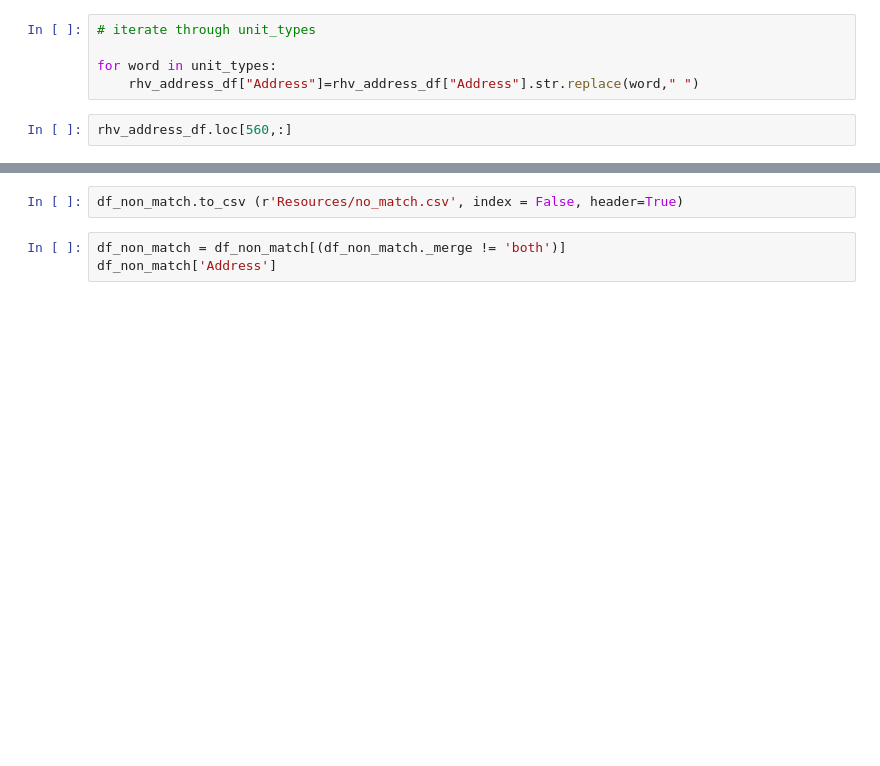
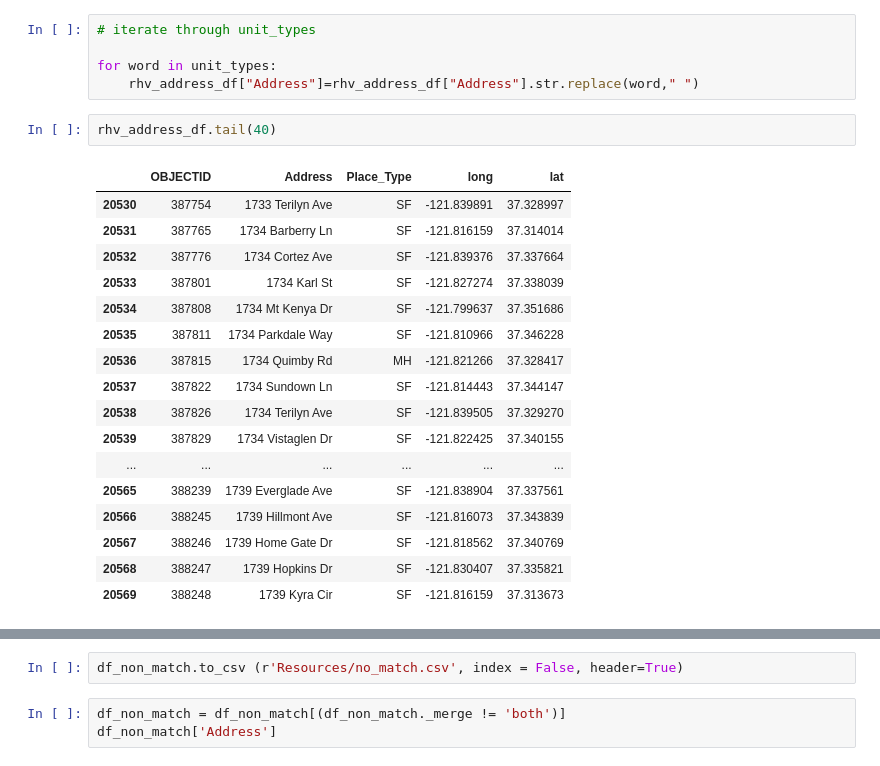
Before and after one commit to italiasalvaje/lead_exposure_ed, a Jupyter notebook: Assignments_merged_togeo.ipynb, the cells around one changed output, grey strips where cells are left out. Drawn from its saved outputs; the diff is of its cells as text; blank space fills up the shorter version.

```diff
--- a/Assignments_merged_togeo.ipynb
+++ b/Assignments_merged_togeo.ipynb
@@ -70,7 +193,25 @@ assignments_df.head(19)
 for word in unit_types:
     rhv_address_df["Address"]=rhv_address_df["Address"].str.replace(word," ")
 # %%
-rhv_address_df.loc[560,:]
+rhv_address_df.tail(40)
+# %% [output]
+|  | OBJECTID | Address | Place_Type | long | lat |
+| 20530 | 387754 | 1733 Terilyn Ave | SF | -121.839891 | 37.328997 |
+| 20531 | 387765 | 1734 Barberry Ln | SF | -121.816159 | 37.314014 |
+| 20532 | 387776 | 1734 Cortez Ave | SF | -121.839376 | 37.337664 |
+| 20533 | 387801 | 1734 Karl St | SF | -121.827274 | 37.338039 |
+| 20534 | 387808 | 1734 Mt Kenya Dr | SF | -121.799637 | 37.351686 |
+| 20535 | 387811 | 1734 Parkdale Way | SF | -121.810966 | 37.346228 |
+| 20536 | 387815 | 1734 Quimby Rd | MH | -121.821266 | 37.328417 |
+| 20537 | 387822 | 1734 Sundown Ln | SF | -121.814443 | 37.344147 |
+| 20538 | 387826 | 1734 Terilyn Ave | SF | -121.839505 | 37.329270 |
+| 20539 | 387829 | 1734 Vistaglen Dr | SF | -121.822425 | 37.340155 |
+| ... | ... | ... | ... | ... | ... |
+| 20565 | 388239 | 1739 Everglade Ave | SF | -121.838904 | 37.337561 |
+| 20566 | 388245 | 1739 Hillmont Ave | SF | -121.816073 | 37.343839 |
+| 20567 | 388246 | 1739 Home Gate Dr | SF | -121.818562 | 37.340769 |
+| 20568 | 388247 | 1739 Hopkins Dr | SF | -121.830407 | 37.335821 |
+| 20569 | 388248 | 1739 Kyra Cir | SF | -121.816159 | 37.313673 |
 # %%
 # attempt at merging
 
```
Also changed, not shown: parts of 12 cells of this notebook, 10 other files.
